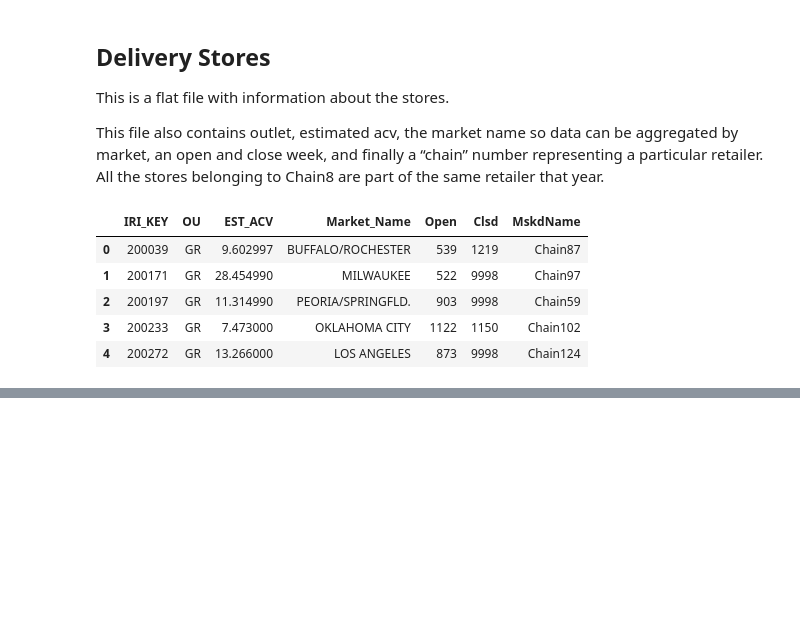
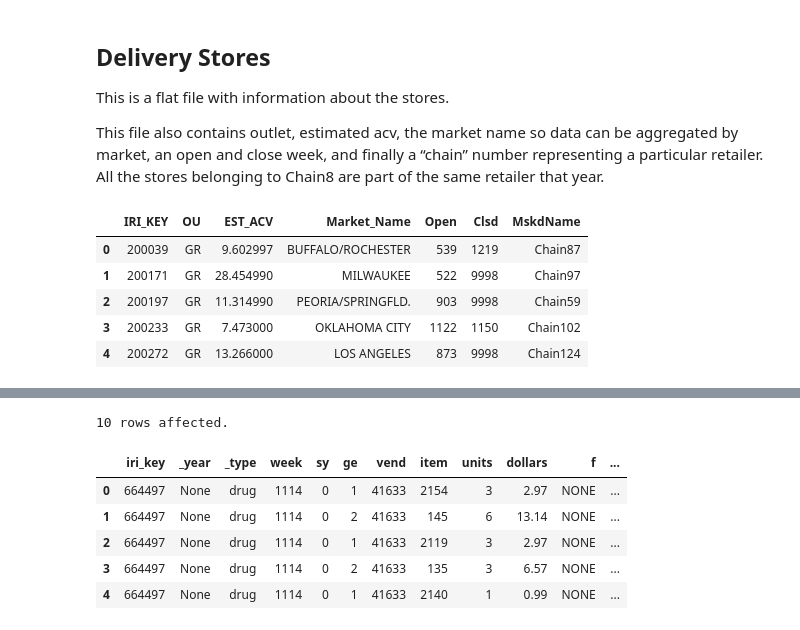
Before and after one commit to eggie5/UCSD-MAS-DSE220, a Jupyter notebook: IRI Explore.ipynb, the cells around one changed output, grey strips where cells are left out. Drawn from its saved outputs; the diff is of its cells as text; code cells hidden in the pictures; blank space fills up the shorter version.

```diff
--- a/IRI Explore.ipynb
+++ b/IRI Explore.ipynb
@@ -206,0 +250,11 @@ dataframe
+# %%
+transactions = %sql select * from transactions limit 10
+transactions.DataFrame().head()
+# %% [output]
+10 rows affected.
+|  | iri_key | _year | _type | week | sy | ge | vend | item | units | dollars | f | ... |
+| 0 | 664497 | None | drug | 1114 | 0 | 1 | 41633 | 2154 | 3 | 2.97 | NONE | ... |
+| 1 | 664497 | None | drug | 1114 | 0 | 2 | 41633 | 145 | 6 | 13.14 | NONE | ... |
+| 2 | 664497 | None | drug | 1114 | 0 | 1 | 41633 | 2119 | 3 | 2.97 | NONE | ... |
+| 3 | 664497 | None | drug | 1114 | 0 | 2 | 41633 | 135 | 3 | 6.57 | NONE | ... |
+| 4 | 664497 | None | drug | 1114 | 0 | 1 | 41633 | 2140 | 1 | 0.99 | NONE | ... |
```
Also changed, not shown: parts of 17 cells of this notebook, 6 other files.
